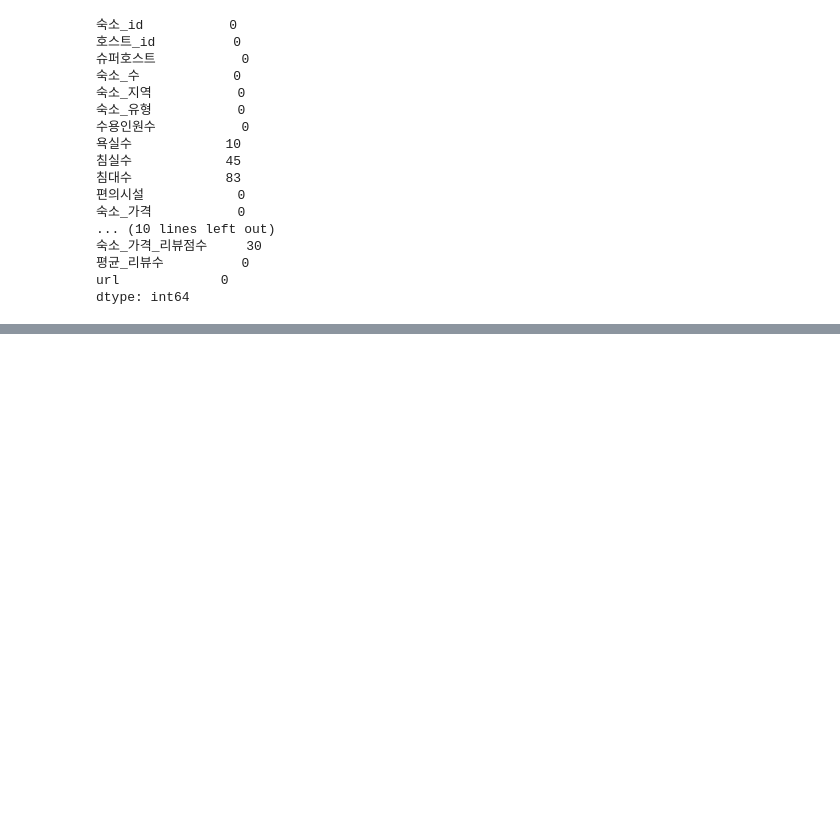
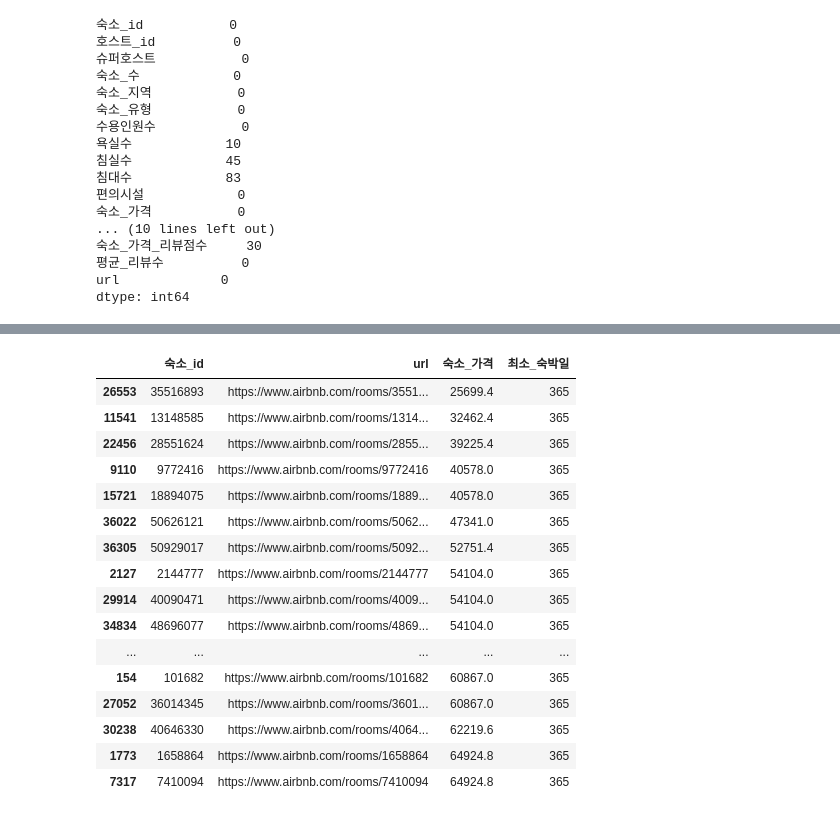
Before and after one commit to minseokpark6/WeeklyProject_Group3, a Jupyter notebook: Code/InwooChoi/파리_가격_전처리.ipynb, the cells around one changed output, grey strips where cells are left out. Saved outputs shown, nothing was run; the diff lists cells and outputs as text; code cells hidden in the pictures; blank space fills up the shorter version.

```diff
--- a/Code/InwooChoi/파리_가격_전처리.ipynb
+++ b/Code/InwooChoi/파리_가격_전처리.ipynb
@@ -413,0 +424,20 @@ dtype: int64
+# %%
+check1[check1['최소_숙박일'] >= 360][['숙소_id', 'url', '숙소_가격','최소_숙박일']].sort_values(by='숙소_가격', ascending=True).head(20)
+# %% [output]
+|  | 숙소_id | url | 숙소_가격 | 최소_숙박일 |
+| 26553 | 35516893 | https://www.airbnb.com/rooms/3551... | 25699.4 | 365 |
+| 11541 | 13148585 | https://www.airbnb.com/rooms/1314... | 32462.4 | 365 |
+| 22456 | 28551624 | https://www.airbnb.com/rooms/2855... | 39225.4 | 365 |
+| 9110 | 9772416 | https://www.airbnb.com/rooms/9772416 | 40578.0 | 365 |
+| 15721 | 18894075 | https://www.airbnb.com/rooms/1889... | 40578.0 | 365 |
+| 36022 | 50626121 | https://www.airbnb.com/rooms/5062... | 47341.0 | 365 |
+| 36305 | 50929017 | https://www.airbnb.com/rooms/5092... | 52751.4 | 365 |
+| 2127 | 2144777 | https://www.airbnb.com/rooms/2144777 | 54104.0 | 365 |
+| 29914 | 40090471 | https://www.airbnb.com/rooms/4009... | 54104.0 | 365 |
+| 34834 | 48696077 | https://www.airbnb.com/rooms/4869... | 54104.0 | 365 |
+| ... | ... | ... | ... | ... |
+| 154 | 101682 | https://www.airbnb.com/rooms/101682 | 60867.0 | 365 |
+| 27052 | 36014345 | https://www.airbnb.com/rooms/3601... | 60867.0 | 365 |
+| 30238 | 40646330 | https://www.airbnb.com/rooms/4064... | 62219.6 | 365 |
+| 1773 | 1658864 | https://www.airbnb.com/rooms/1658864 | 64924.8 | 365 |
+| 7317 | 7410094 | https://www.airbnb.com/rooms/7410094 | 64924.8 | 365 |
```
Also changed, not shown: parts of 18 cells of this notebook, 1 other file.
